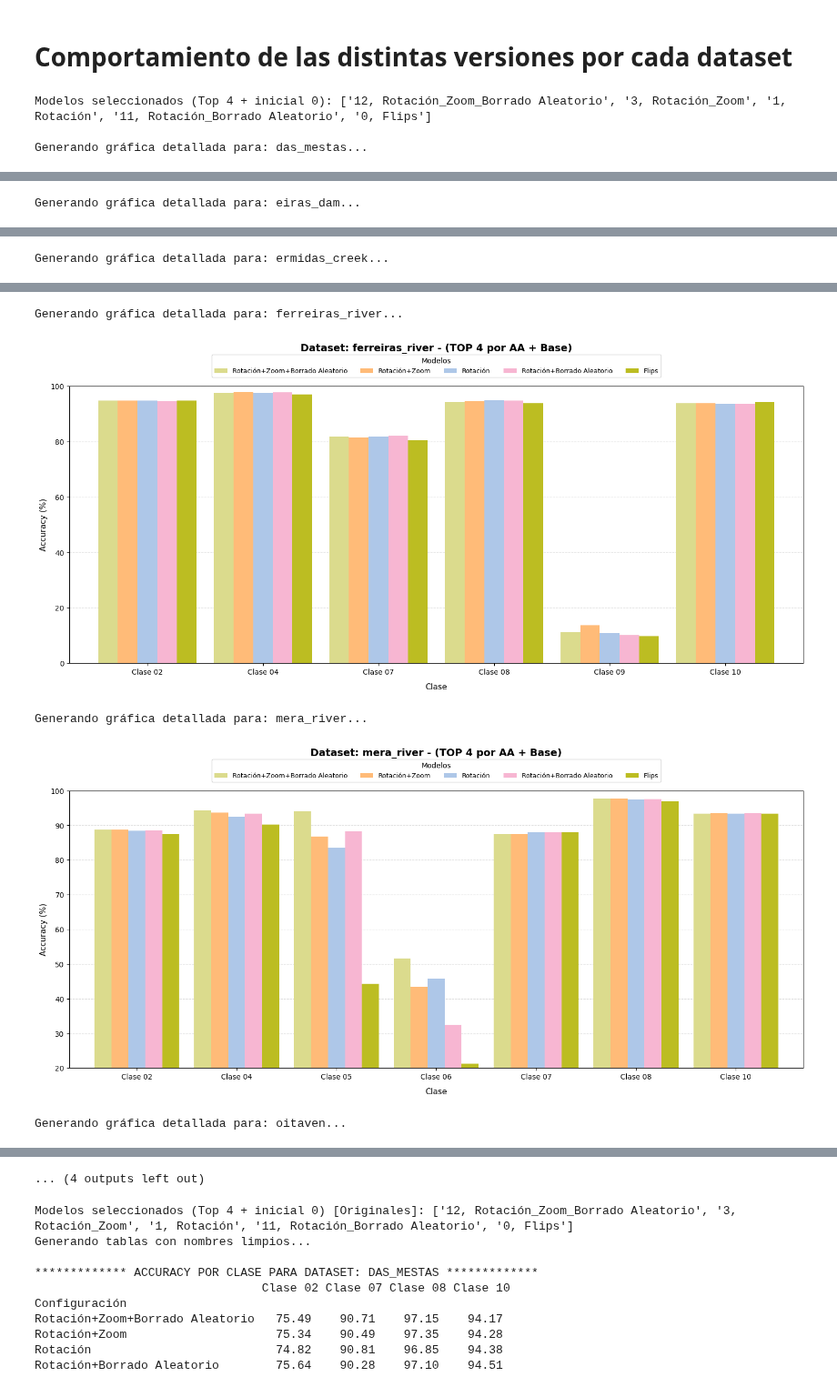
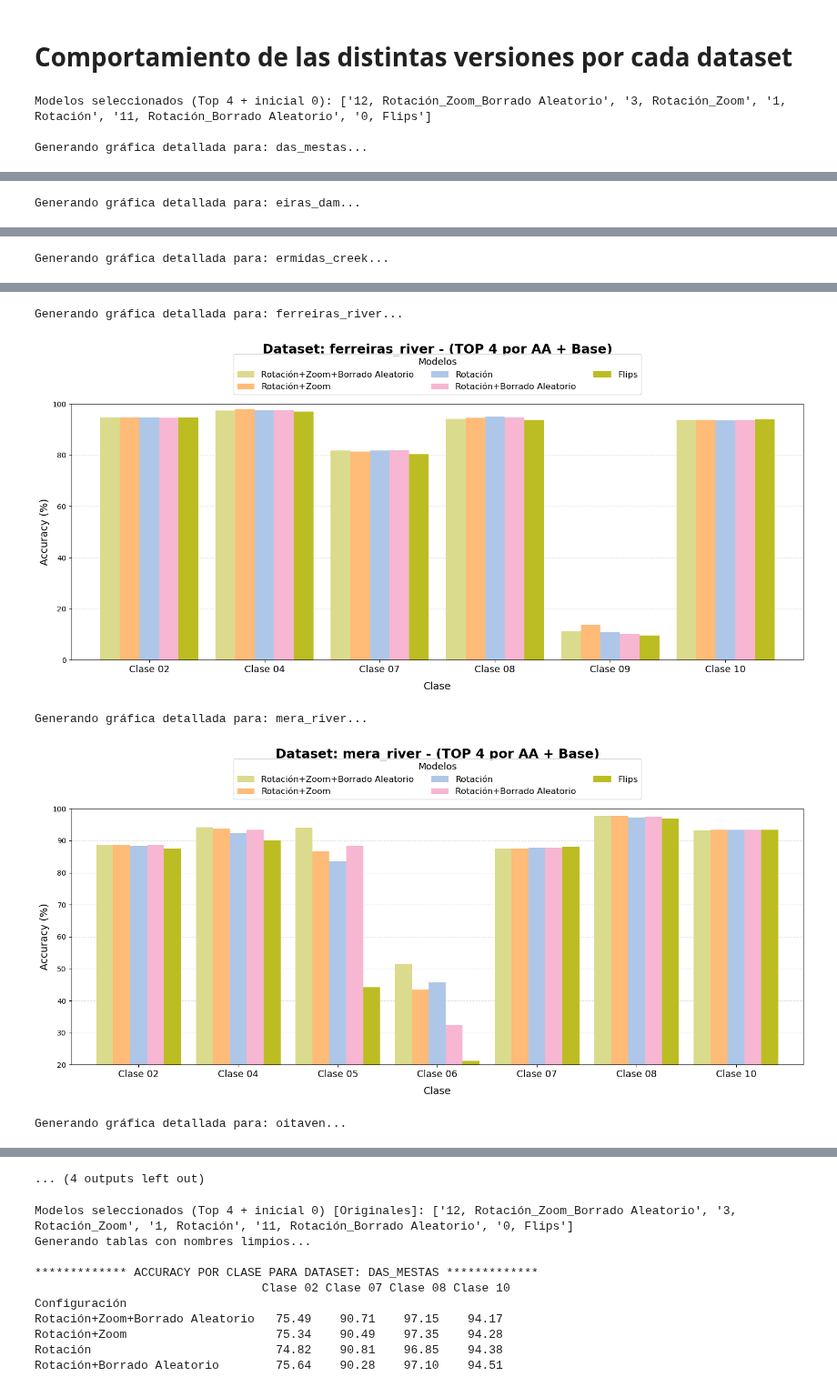
Before and after one commit to DBR5823/TFG_DanielBerdullasRey, a Jupyter notebook: Analisis_Fase2.ipynb, the cells around one changed output, grey strips where cells are left out. Shown at 91% size. Saved outputs shown, nothing was run; the diff lists cells and outputs as text; code cells hidden in the pictures.

```diff
--- a/Analisis_Fase2.ipynb
+++ b/Analisis_Fase2.ipynb
@@ -392,10 +392,10 @@ def graficar_clases_por_dataset(dataset_objetivo, top_7_nombres, ruta_carpeta="r
 
     df_clases_metodos.plot(kind='bar', ax=ax, width=0.85, color=colores_plot)
 
-    # Estética limpia y homogénea con título elevado
-    ax.set_title(f'Dataset: {dataset_objetivo} - (TOP 4 por AA + Base)', fontsize=14, fontweight='bold', y=1.11)
-    ax.set_ylabel('Accuracy (%)', fontsize=11)
-    ax.set_xlabel('Clase', fontsize=11, labelpad=10)
+    # Estética limpia y homogénea con título elevado usando 'pad'
+    ax.set_title(f'Dataset: {dataset_objetivo} - (TOP 4 por AA + Base)', fontsize=18, fontweight='bold', pad=70)
+    ax.set_ylabel('Accuracy (%)', fontsize=14)
+    ax.set_xlabel('Clase', fontsize=14, labelpad=10)
 
     # Ajustado a 100 exacto como límite superior analítico
     ax.set_ylim(ymin, 100)
@@ -405,22 +405,22 @@ def graficar_clases_por_dataset(dataset_objetivo, top_7_nombres, ruta_carpeta="r
     ax.grid(axis='y', linestyle='--', alpha=0.4)
 
     # Forzar que los nombres de las clases ("Clase 01", etc.) se lean en horizontal si son cortos
-    plt.xticks(rotation=0, ha='center', fontsize=10)
+    plt.xticks(rotation=0, ha='center', fontsize=13)
 
     # ================= MODIFICACIÓN: REMPLAZAR _ POR + EN ETIQUETAS =================
     # Elimina números iniciales y luego reemplaza los guiones bajos por signos más
     labels_limpios = [re.sub(r'^\d+[\s_,\-]*', '', str(col)).replace('_', '+') for col in df_clases_metodos.columns]
     # ===============================================================================
 
-    # Leyenda horizontal fuera de la gráfica (Parte superior central) con nombres limpios
+    # Leyenda horizontal fuera de la gráfica agrupada en 3 columnas
     ax.legend(
         labels=labels_limpios,
         title="Modelos",
         loc='lower center',
         bbox_to_anchor=(0.5, 1.02),
-        ncol=len(df_clases_metodos.columns),
-        fontsize=9,
-        title_fontsize=10
+        ncol=3,
+        fontsize=12,
+        title_fontsize=13
     )
 
     plt.tight_layout()
@@ -475,5 +475,5 @@ Generando gráfica detallada para: ermidas_creek...
 Generando gráfica detallada para: ferreiras_river...
-[figure, old version]
+[figure, new version]
 Generando gráfica detallada para: mera_river...
-[figure, old version]
+[figure, new version]
 Generando gráfica detallada para: oitaven...
```
Also changed, not shown: parts of 1 cell of this notebook, 10 other files.
